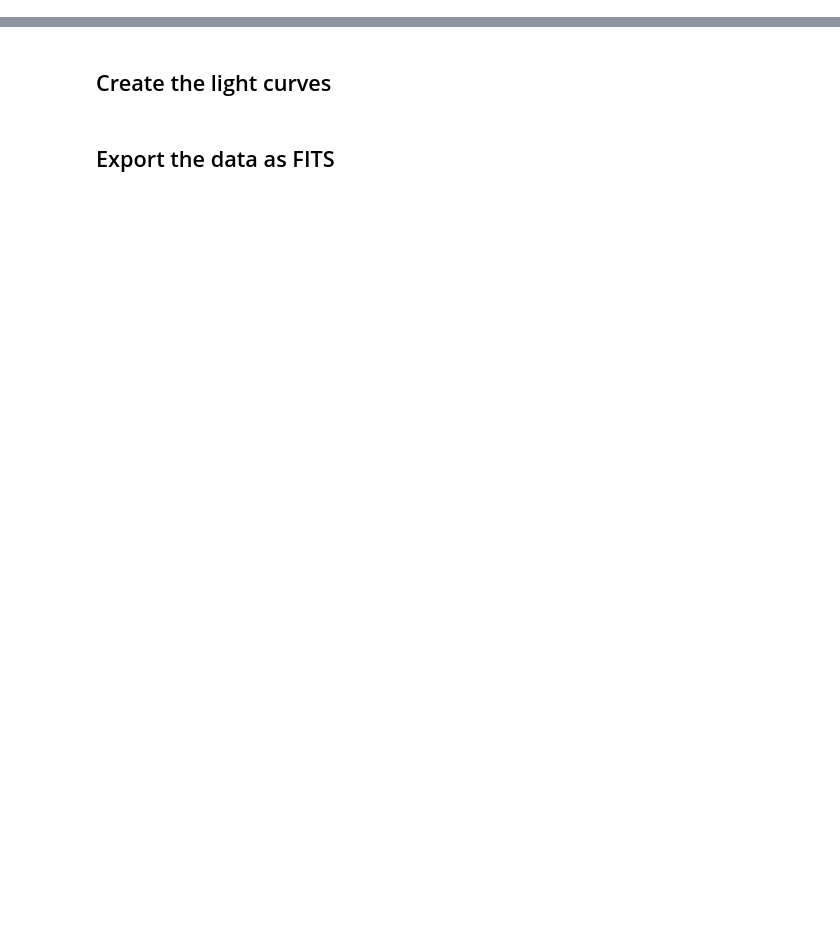
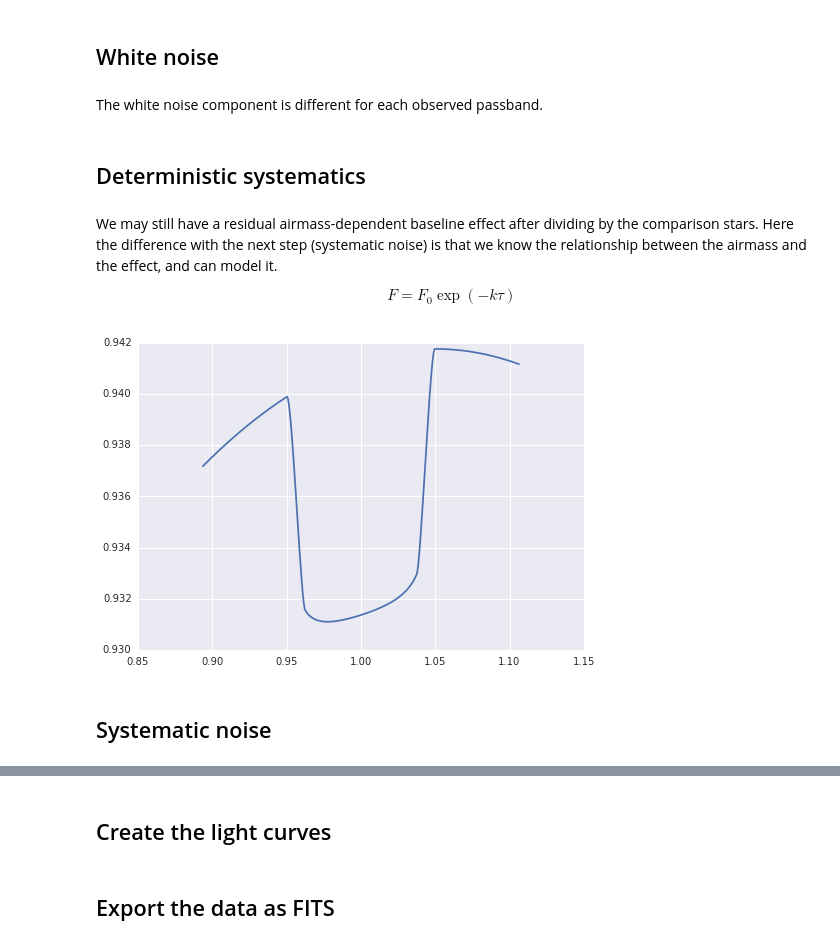
Before and after one commit to hpparvi/PyTransit, a Jupyter notebook: notebooks/A_create_dataset.ipynb, the cells around one changed output, grey strips where cells are left out. Cells and saved outputs as stored; diff of their text form; code cells hidden in the pictures; blank space fills up the shorter version.

```diff
--- a/notebooks/A_create_dataset.ipynb
+++ b/notebooks/A_create_dataset.ipynb
@@ -7,0 +32,4 @@ warnings.simplefilter("ignore")
+# %% [markdown]
+## White noise
+# %% [markdown]
+The white noise component is different for each observed passband.
@@ -7,0 +38,17 @@ warnings.simplefilter("ignore")
+# %% [markdown]
+## Deterministic systematics
+# %% [markdown]
+We may still have a residual airmass-dependent baseline effect after dividing by the comparison stars. Here the difference with the next step (systematic noise) is that we know the relationship between the airmass and the effect, and can model it.
+
+$$
+F = F_0 \exp(-k\tau)
+$$
+# %%
+l = 0.05
+airmass = 1.2+4*(time-1.05)**2
+baseline = exp(-l*airmass)
+plot(time, flux_true[-1]*baseline);
+# %% [output]
+[figure, added]
+# %% [markdown]
+## Systematic noise
```
Also changed, not shown: parts of 15 cells of this notebook, 4 other files.
